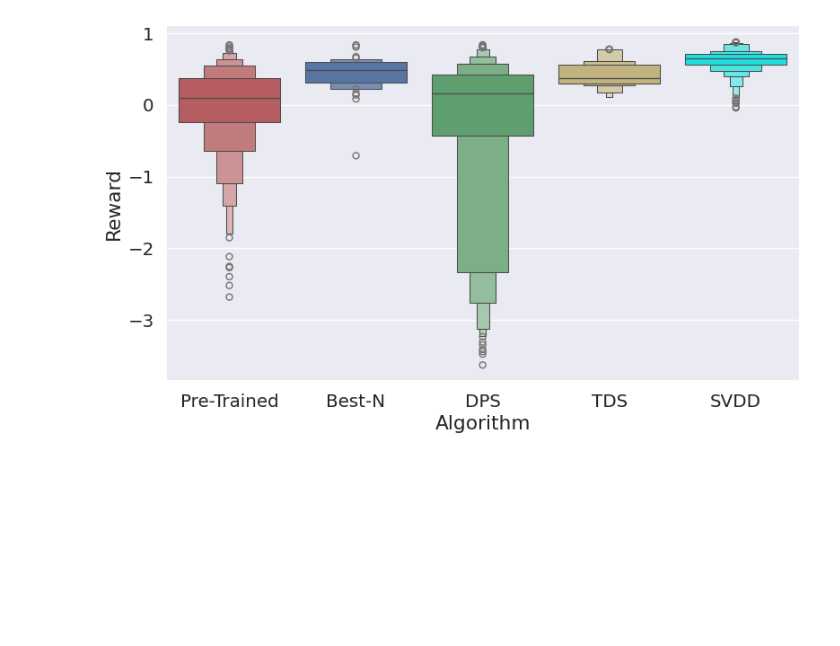
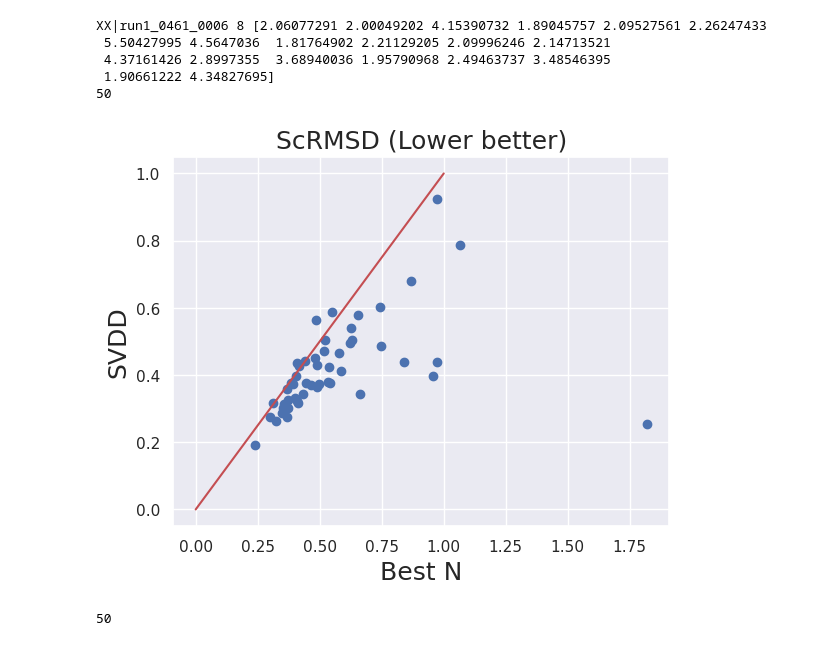
Before and after one commit to masa-ue/AlignInversePro, a Jupyter notebook: fmif/test.ipynb, the cells around one changed output. Drawn from its saved outputs; the diff is of its cells as text; code cells hidden in the pictures; blank space fills up the shorter version.

```diff
--- a/fmif/test.ipynb
+++ b/fmif/test.ipynb
@@ -3,4 +3,6 @@ import numpy as np
 from matplotlib import pyplot as plt
 import pandas as pd
 import seaborn as sns
+import os
+sns.set_theme()
 %matplotlib inline
@@ -15,17 +9,56 @@ for i in range(int(len(pre_trained)/10)-1 ):
-# %%
-compare = np.concatenate( (pre_trained, bestk, data_dps, data_tds, data_tds2 ), axis= 0)
-
-type1 = ['Pre-Trained' for i in range(len(data ))]
-type2 = ['Best-N' for i in range(len(bestk))]
-type3 = ['DPS' for i in range(len(data))]
-type4 = ['TDS' for i in range(len(data))]
-type5 = ['SVDD' for i in range(len(data))]
-
-type =   type1 + type2   + type3 +  type4 + type5
-data_dict = {'Algorithm': type, 'Reward': compare }
-plot_data = pd.DataFrame(data_dict)
-my_pal = {"Pre-Trained": "r", "Best-N": "b", "DPS": "g", "TDS":"y", "SVDD":"cyan"}
-fig = sns.catplot(data=plot_data, x = 'Algorithm', y =  'Reward', hue="Algorithm", kind="boxen" , palette=my_pal, height= 5.0, aspect= 8.2/5.0)
-sns.set(font_scale=1.3)
-# %% [output]
-[figure, removed]
+# %%
+# List all files in the folder
+folder_path = 'log/'
+file_names = os.listdir(folder_path)
+
+# Optional: filter out directories if you only want files
+file_names = [f for f in file_names if os.path.isfile(os.path.join(folder_path, f))]
+
+kkk = 0
+
+reward1_list = []
+reward2_list = []
+for k in file_names:
+    if k[0:19]== "scRMSD_original_AAA":
+        if "reward_SVDD_scRMSD_" + k[20:-4] +'.npz' in file_names:
+            kkk +=1
+        reward1 = np.load("log/" + k)['reward']
+        reward2 = np.load("log/" + "reward_SVDD_scRMSD_" + k[20:-4] +'.npz' )['reward']
+        reward1_list.append(np.min(reward1))
+        reward2_list.append(np.median(reward2))
+        if np.min(reward1) > 1.5:
+            print(k[20:-4], np.argmin(reward1), reward1)
+print(kkk)
+# %% [output]
+XX|run1_0461_0006 8 [2.06077291 2.00049202 4.15390732 1.89045757 2.09527561 2.26247433
+ 5.50427995 4.5647036  1.81764902 2.21129205 2.09996246 2.14713521
+ 4.37161426 2.8997355  3.68940036 1.95790968 2.49463737 3.48546395
+ 1.90661222 4.34827695]
+50
+# %%
+plt.scatter(reward1_list, reward2_list)
+plt.plot(np.linspace(0,1.0,100), np.linspace(0,1.0,100),c="r")
+plt.xlabel("Best N", fontsize = 18 )
+plt.ylabel("SVDD", fontsize = 18)
+plt.title("ScRMSD (Lower better)",fontsize = 18)
+plt.savefig("ScRMSD.png")
+plt.show()
+# %% [output]
+[figure, added]
+# %%
+kkk = 0
+
+
+reward1_list = []
+reward2_list = []
+for k in file_names:
+    if k[0:19]== "scRMSD_original_AAA":
+        if "reward_SVDD_stability_rosetta_" + k[20:-4] +'.npz' in file_names:
+            kkk +=1
+            reward1 = np.load("log/" + "reward_original_stability_rosetta_" + k[20:-4] +'.npz')['reward']
+            reward2 = np.load("log/" + "reward_SVDD_stability_rosetta_" + k[20:-4] +'.npz' )['reward']
+            reward1_list.append(np.min(reward1))
+            reward2_list.append(np.median(reward2))
+print(kkk)
+# %% [output]
+50
```
Also changed, not shown: parts of 2 cells of this notebook, 6 other files.
